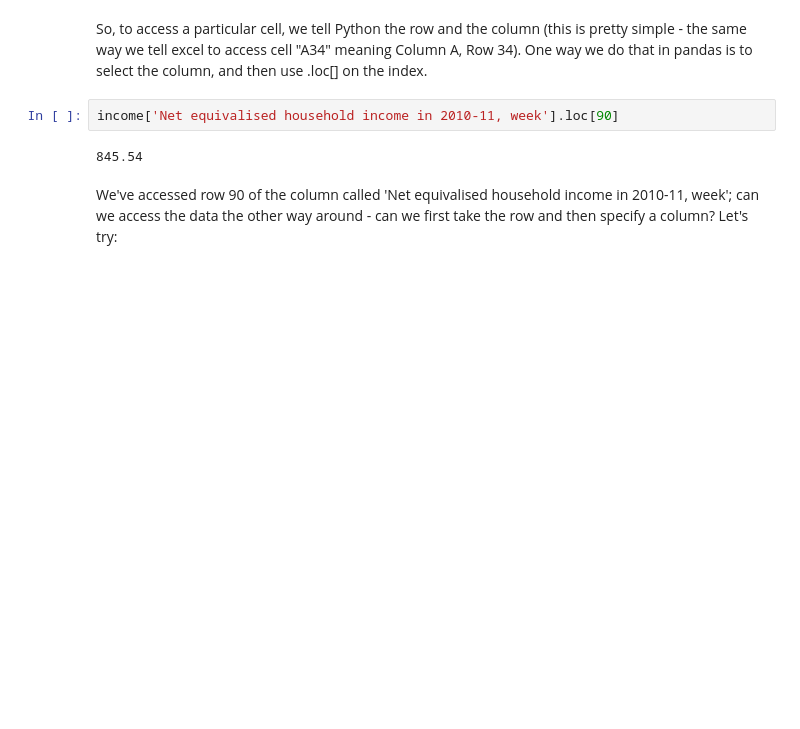
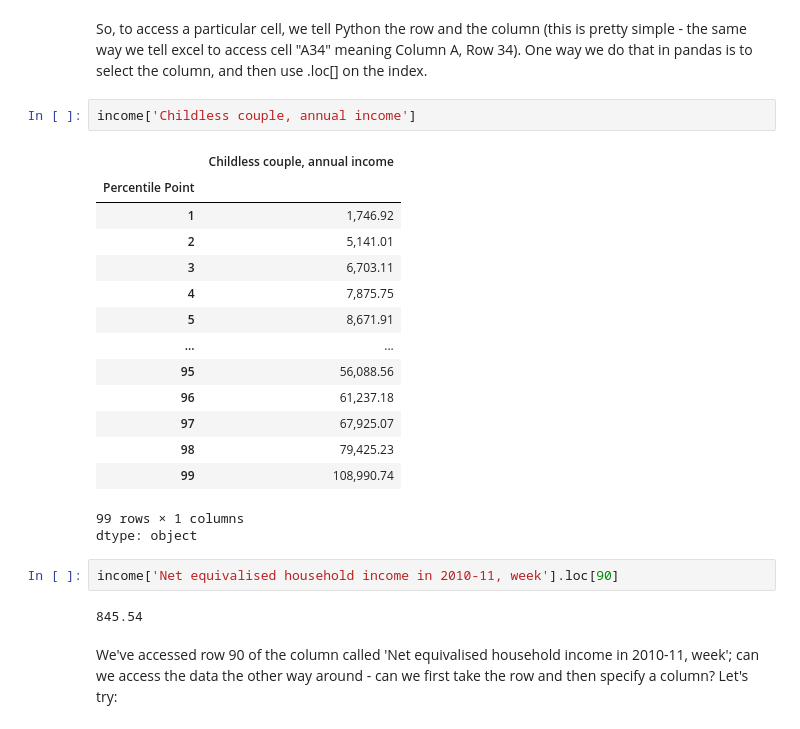
Before and after one commit to Chloe1111322/QM2, a Jupyter notebook: notebooks/W02. Pandas.ipynb, the cells around one changed output. Cells and saved outputs as stored; diff of their text form; blank space fills up the shorter version.

```diff
--- a/notebooks/W02. Pandas.ipynb
+++ b/notebooks/W02. Pandas.ipynb
@@ -139,5 +142,23 @@ Name: Net equivalised household income in 2010-11, week, Length: 99, dtype: floa
 # %% [markdown]
 So, to access a particular cell, we tell Python the row and the column (this is pretty simple - the same way we tell excel to access cell "A34" meaning Column A, Row 34). One way we do that in pandas is to select the column, and then use .loc[] on the index.
+# %%
+income['Childless couple, annual income']
+# %% [output]
+|  | Childless couple, annual income |
+| Percentile Point |  |
+| 1 | 1,746.92 |
+| 2 | 5,141.01 |
+| 3 | 6,703.11 |
+| 4 | 7,875.75 |
+| 5 | 8,671.91 |
+| ... | ... |
+| 95 | 56,088.56 |
+| 96 | 61,237.18 |
+| 97 | 67,925.07 |
+| 98 | 79,425.23 |
+| 99 | 108,990.74 |
+99 rows × 1 columns
+dtype: object
 # %%
 income['Net equivalised household income in 2010-11, week'].loc[90]
 # %% [output]
```
Also changed, not shown: parts of 10 cells of this notebook.
